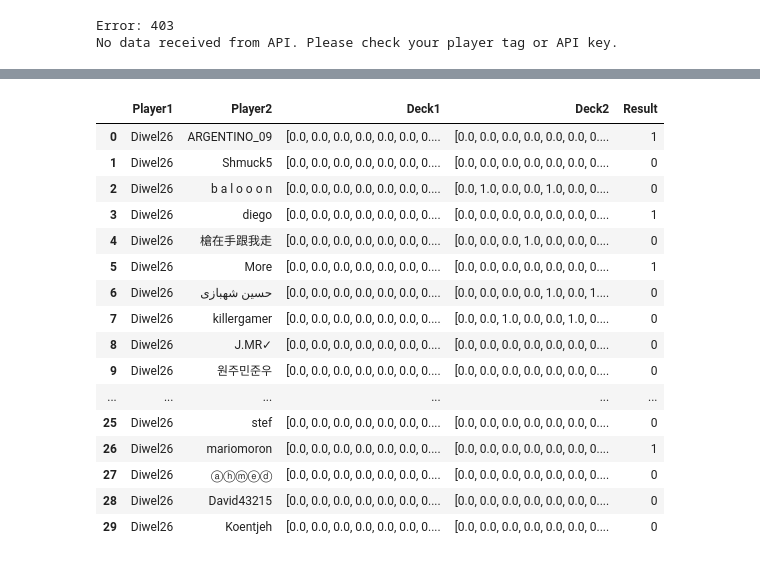
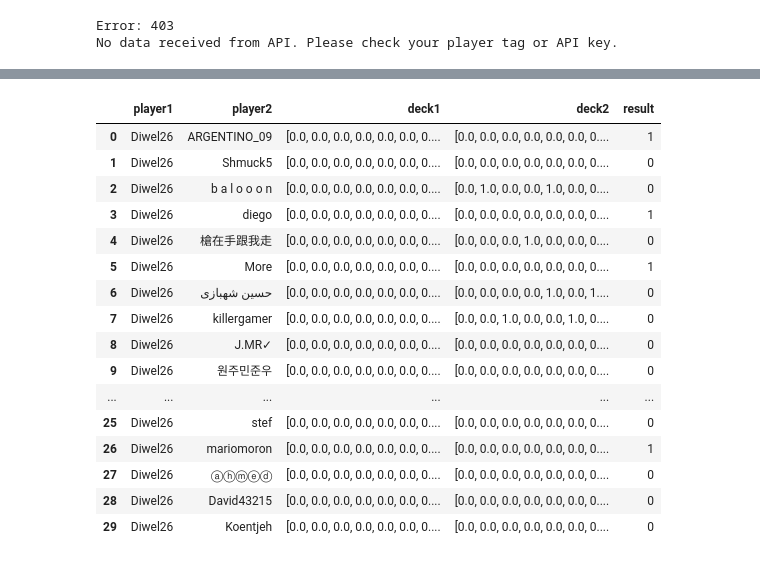
Before and after one commit to Grandediw/Clash-Royale-Project, a Jupyter notebook: notebooks/2_clash_royale_feature_pipeline.nbconvert.ipynb, the cells around one changed output, grey strips where cells are left out. Saved outputs shown, nothing was run; the diff lists cells and outputs as text; code cells hidden in the pictures.

```diff
--- a/notebooks/2_clash_royale_feature_pipeline.nbconvert.ipynb
+++ b/notebooks/2_clash_royale_feature_pipeline.nbconvert.ipynb
@@ -277,39 +277,39 @@ if battle_data:
 
     # Collect all matches
     all_matches = []
 
     for match in battle_data:
         # Extract team and opponent data
         team = match['team'][0]
         opponent = match['opponent'][0]
 
         # Process the decks
         deck1 = process_player_data(team)
         deck2 = process_player_data(opponent)
 
         # Determine the result (1 if deck1 wins, 0 if deck2 wins)
         if team['crowns'] > opponent['crowns']:
             result = 1  # deck1 wins
         elif team['crowns'] < opponent['crowns']:
             result = 0  # deck2 wins
         else:
             continue  # Skip matches that are draws
 
         # Add the match data as a single row
         all_matches.append({
-            'Player1': team['name'],
-            'Player2': opponent['name'],
-            'Deck1': deck1,
-            'Deck2': deck2,
-            'Result': result  # 1 if Deck1 wins, 0 if Deck2 wins
+            'player1': team['name'],
+            'player2': opponent['name'],
+            'deck1': deck1,
+            'deck2': deck2,
+            'result': result  # 1 if Deck1 wins, 0 if Deck2 wins
         })
 
     # Create the DataFrame
     df = pd.DataFrame(all_matches)
 
 df
 # %% [output]
-|  | Player1 | Player2 | Deck1 | Deck2 | Result |
+|  | player1 | player2 | deck1 | deck2 | result |
 | 0 | Diwel26 | ARGENTINO_09 | [0.0, 0.0, 0.0, 0.0, 0.0, 0.0, 0.... | [0.0, 0.0, 0.0, 0.0, 0.0, 0.0, 0.... | 1 |
 | 1 | Diwel26 | Shmuck5 | [0.0, 0.0, 0.0, 0.0, 0.0, 0.0, 0.... | [0.0, 0.0, 0.0, 0.0, 0.0, 0.0, 0.... | 0 |
 | 2 | Diwel26 | b a l o o o n | [0.0, 0.0, 0.0, 0.0, 0.0, 0.0, 0.... | [0.0, 1.0, 0.0, 0.0, 1.0, 0.0, 0.... | 0 |
```
Also changed, not shown: parts of 4 cells of this notebook, 6 other files.
